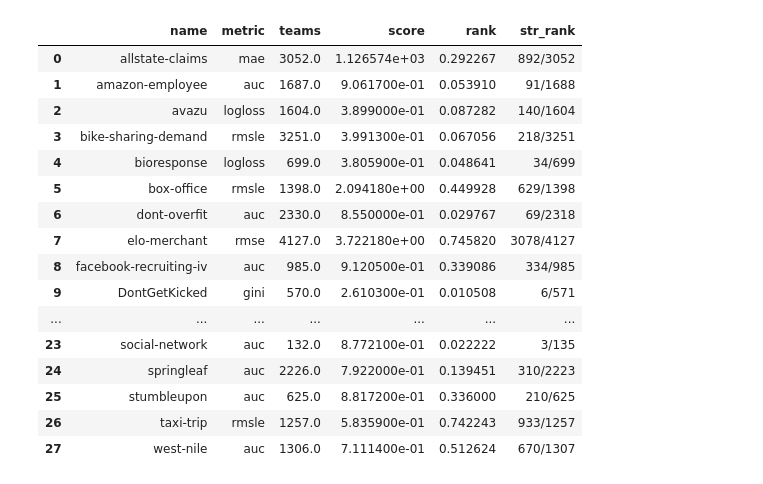
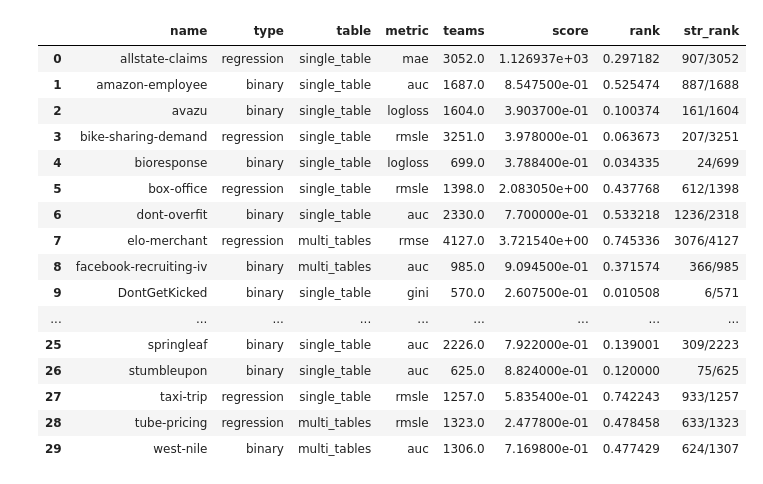
Before and after one commit to RunxingZhong/cal_kaggle_rank, a Jupyter notebook: rank.ipynb, the cells around one changed output. Drawn from its saved outputs; the diff is of its cells as text; code cells hidden in the pictures.

```diff
--- a/rank.ipynb
+++ b/rank.ipynb
@@ -4,5 +4,5 @@ import numpy as np
 import os
 # %%
 dataset = pd.read_csv("AutoXing.csv")
-dataset = dataset[["dataset", "metric", "teams"]]
+dataset = pd.read_csv("AutoXing.csv")
 dataset = dataset.loc[dataset["teams"] > 0]
@@ -13,5 +33,6 @@ os.listdir("./result/")
 # %%
-res = pd.read_csv("./result/result-2019-12-11.csv")
+# res = pd.read_csv("./result/result-2019-12-11.csv")
+res = pd.read_csv("./result/result-2019-11-25.csv")
 # %%
 res = res.loc[res["status"] == "success"]
 res.index = range(len(res))
@@ -44,11 +65,11 @@ res
 def get_rank(_list, cur, teams, metric):
     if metric in ["mae", "logloss", "rmsle", "rmse"]:
         for i in range(len(_list)):
-            if cur < _list[i]:
+            if cur <= _list[i]:
                 return i / teams, str(i) + "/" + str(int(teams))
     if metric in ["auc", "gini", "r2"]:
         for i in range(len(_list)):
-            if cur > _list[i]:
+            if cur >= _list[i]:
                 return i / len(_list), str(i) + "/" + str(len(_list))
 # %%
 rank_res = []
@@ -58,6 +79,8 @@ for i in range(len(res)):
 
     metric = dataset.loc[dataset["dataset"] == name, "metric"].values[0]
     teams = dataset.loc[dataset["dataset"] == name, "teams"].values[0]
+    _type  = dataset.loc[dataset["dataset"] == name, "type"].values[0]
+    table  = dataset.loc[dataset["dataset"] == name, "table"].values[0]
 
     score = float(res.loc[i, 'private_score'])
     if not score > 0:
@@ -84,5 +107,5 @@ for i in range(len(res)):
 
     print("name: {}; metric: {}; teams: {}; score: {}; rank: {}".format(name, metric, teams, score, rank))
 
-    rank_res.append([name, metric, teams, score, rank, str_rank])
+    rank_res.append([name, _type, table, metric, teams, score, rank, str_rank])
 # %% [output]
@@ -106,25 +129,25 @@ name: west-nile; metric: auc; teams: 1306.0; score: 0.71114; rank: 0.51262433052
 # %%
 rank_res = pd.DataFrame(rank_res)
-rank_res.columns = ["name", "metric", "teams", "score", "rank", "str_rank"]
+rank_res.columns = ["name", "type", "table", "metric", "teams", "score", "rank", "str_rank"]
 rank_res
 # %% [output]
-|  | name | metric | teams | score | rank | str_rank |
-| 0 | allstate-claims | mae | 3052.0 | 1.126574e+03 | 0.292267 | 892/3052 |
-| 1 | amazon-employee | auc | 1687.0 | 9.061700e-01 | 0.053910 | 91/1688 |
-| 2 | avazu | logloss | 1604.0 | 3.899000e-01 | 0.087282 | 140/1604 |
-| 3 | bike-sharing-demand | rmsle | 3251.0 | 3.991300e-01 | 0.067056 | 218/3251 |
-| 4 | bioresponse | logloss | 699.0 | 3.805900e-01 | 0.048641 | 34/699 |
-| 5 | box-office | rmsle | 1398.0 | 2.094180e+00 | 0.449928 | 629/1398 |
-| 6 | dont-overfit | auc | 2330.0 | 8.550000e-01 | 0.029767 | 69/2318 |
-| 7 | elo-merchant | rmse | 4127.0 | 3.722180e+00 | 0.745820 | 3078/4127 |
-| 8 | facebook-recruiting-iv | auc | 985.0 | 9.120500e-01 | 0.339086 | 334/985 |
-| 9 | DontGetKicked | gini | 570.0 | 2.610300e-01 | 0.010508 | 6/571 |
-| ... | ... | ... | ... | ... | ... | ... |
-| 23 | social-network | auc | 132.0 | 8.772100e-01 | 0.022222 | 3/135 |
-| 24 | springleaf | auc | 2226.0 | 7.922000e-01 | 0.139451 | 310/2223 |
-| 25 | stumbleupon | auc | 625.0 | 8.817200e-01 | 0.336000 | 210/625 |
-| 26 | taxi-trip | rmsle | 1257.0 | 5.835900e-01 | 0.742243 | 933/1257 |
-| 27 | west-nile | auc | 1306.0 | 7.111400e-01 | 0.512624 | 670/1307 |
+|  | name | type | table | metric | teams | score | rank | str_rank |
+| 0 | allstate-claims | regression | single_table | mae | 3052.0 | 1.126937e+03 | 0.297182 | 907/3052 |
+| 1 | amazon-employee | binary | single_table | auc | 1687.0 | 8.547500e-01 | 0.525474 | 887/1688 |
+| 2 | avazu | binary | single_table | logloss | 1604.0 | 3.903700e-01 | 0.100374 | 161/1604 |
+| 3 | bike-sharing-demand | regression | single_table | rmsle | 3251.0 | 3.978000e-01 | 0.063673 | 207/3251 |
+| 4 | bioresponse | binary | single_table | logloss | 699.0 | 3.788400e-01 | 0.034335 | 24/699 |
+| 5 | box-office | regression | single_table | rmsle | 1398.0 | 2.083050e+00 | 0.437768 | 612/1398 |
+| 6 | dont-overfit | binary | single_table | auc | 2330.0 | 7.700000e-01 | 0.533218 | 1236/2318 |
+| 7 | elo-merchant | regression | multi_tables | rmse | 4127.0 | 3.721540e+00 | 0.745336 | 3076/4127 |
+| 8 | facebook-recruiting-iv | binary | multi_tables | auc | 985.0 | 9.094500e-01 | 0.371574 | 366/985 |
+| 9 | DontGetKicked | binary | single_table | gini | 570.0 | 2.607500e-01 | 0.010508 | 6/571 |
+| ... | ... | ... | ... | ... | ... | ... | ... | ... |
+| 25 | springleaf | binary | single_table | auc | 2226.0 | 7.922000e-01 | 0.139001 | 309/2223 |
+| 26 | stumbleupon | binary | single_table | auc | 625.0 | 8.824000e-01 | 0.120000 | 75/625 |
+| 27 | taxi-trip | regression | single_table | rmsle | 1257.0 | 5.835400e-01 | 0.742243 | 933/1257 |
+| 28 | tube-pricing | regression | multi_tables | rmsle | 1323.0 | 2.477800e-01 | 0.478458 | 633/1323 |
+| 29 | west-nile | binary | multi_tables | auc | 1306.0 | 7.169800e-01 | 0.477429 | 624/1307 |
 # %%
 rank_res = rank_res.sort_values(by = "rank")
 rank_res.index = range(len(rank_res))
```
Also changed, not shown: parts of 7 cells of this notebook, 8 other files.
